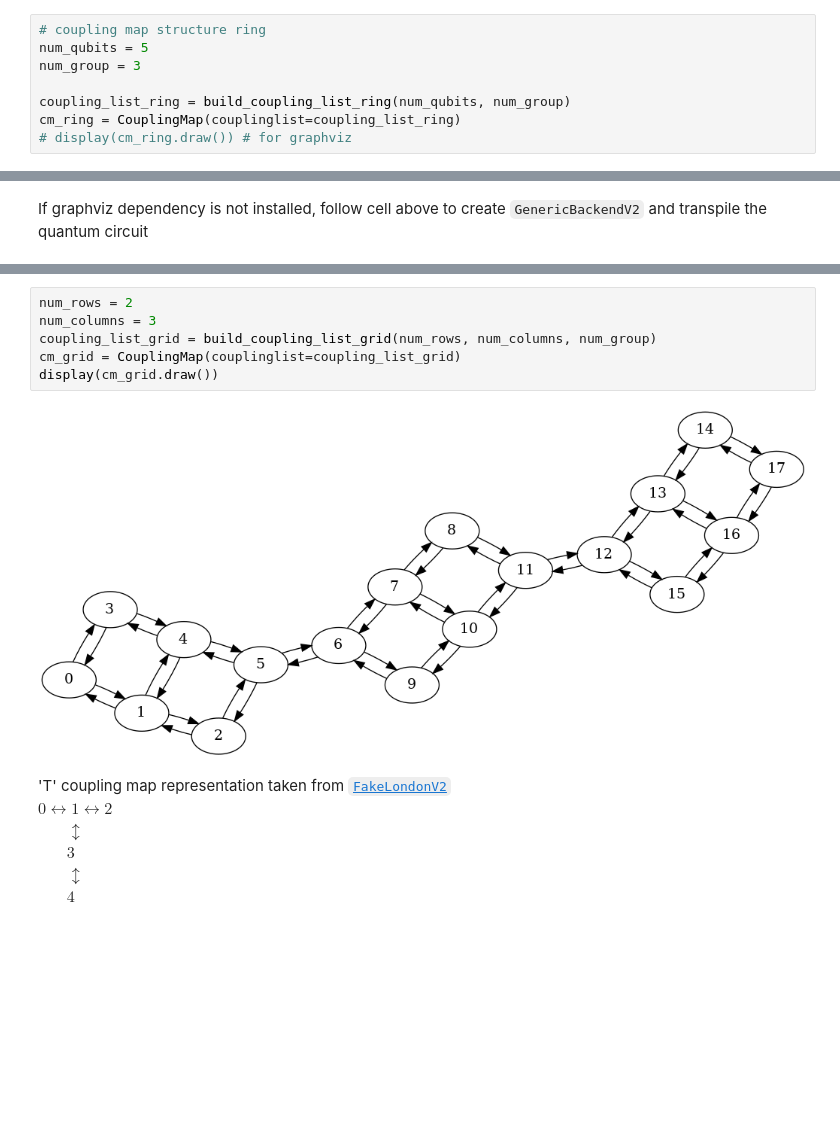
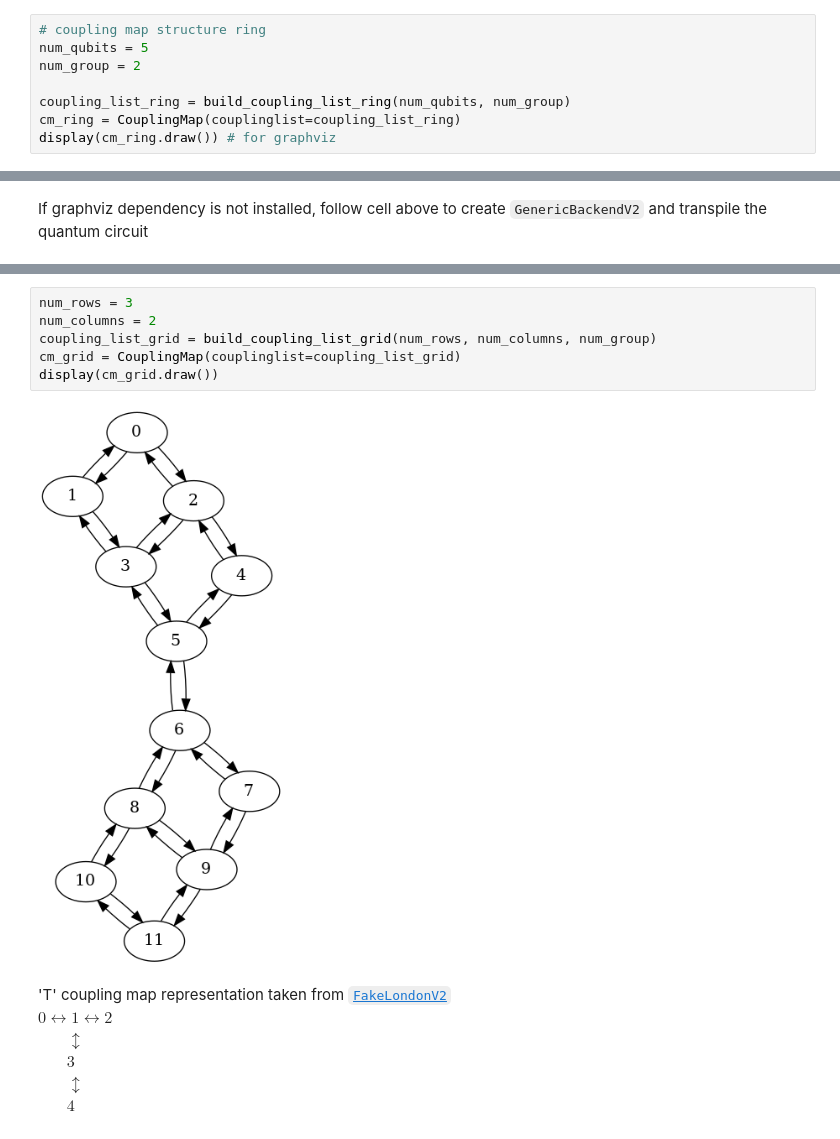
Before and after one commit to natashaval/qubit-mapping-distributed-qc, a Jupyter notebook: 0_generic_backend.ipynb, the cells around one changed output, grey strips where cells are left out. Drawn from its saved outputs; the diff is of its cells as text; blank space fills up the shorter version.

```diff
--- a/0_generic_backend.ipynb
+++ b/0_generic_backend.ipynb
@@ -19,8 +19,8 @@ from qiskit.visualization import plot_circuit_layout, plot_coupling_map, plot_hi
 # %%
 # coupling map structure ring
 num_qubits = 5
-num_group = 3
+num_group = 2
 
 coupling_list_ring = build_coupling_list_ring(num_qubits, num_group)
 cm_ring = CouplingMap(couplinglist=coupling_list_ring)
-# display(cm_ring.draw()) # for graphviz
+display(cm_ring.draw()) # for graphviz
@@ -81,11 +90,11 @@ cm_line.draw()
 # %%
-num_rows = 2
-num_columns = 3
+num_rows = 3
+num_columns = 2
 coupling_list_grid = build_coupling_list_grid(num_rows, num_columns, num_group)
 cm_grid = CouplingMap(couplinglist=coupling_list_grid)
 display(cm_grid.draw())
 # %% [output]
-[figure, old version]
+[figure, new version]
 # %% [markdown]
 'T' coupling map representation taken from [`FakeLondonV2`](https://docs.quantum.ibm.com/api/qiskit-ibm-runtime/qiskit_ibm_runtime.fake_provider.FakeLondonV2)
 $0 ↔ 1 ↔ 2$
```
Also changed, not shown: parts of 8 cells of this notebook, 2 other files.
